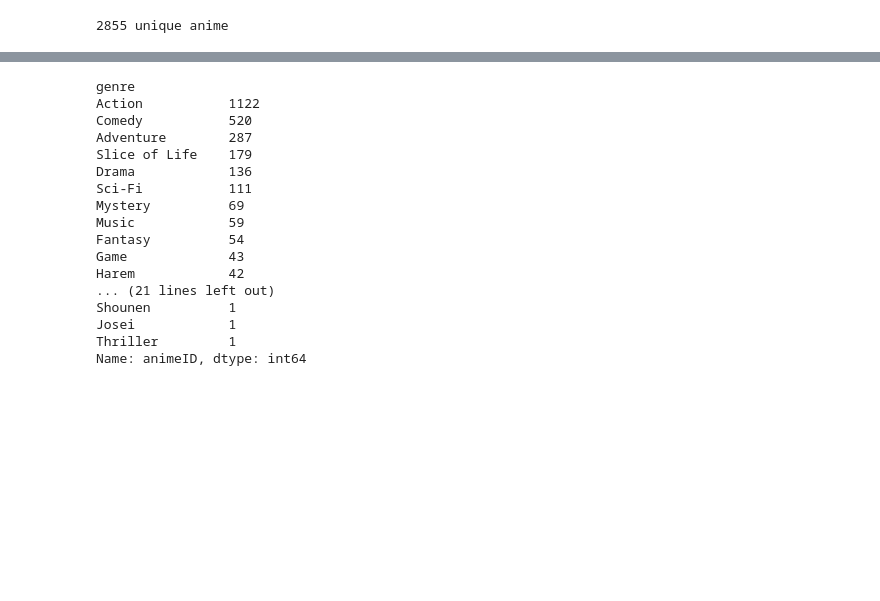
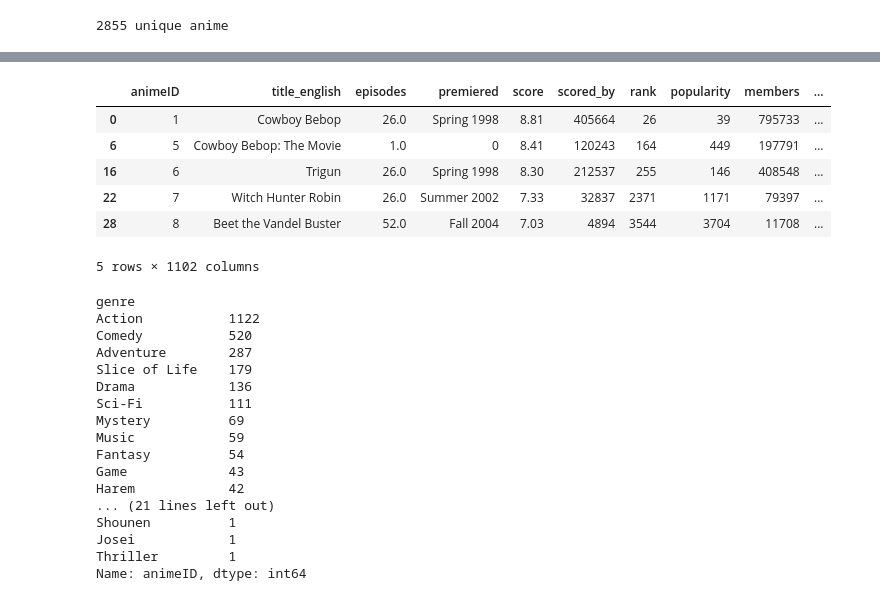
Before and after one commit to KWellesly/ML4Anime, a Jupyter notebook: data_cleaning.ipynb, the cells around one changed output, grey strips where cells are left out. Drawn from its saved outputs; the diff is of its cells as text; code cells hidden in the pictures; blank space fills up the shorter version.

Commit message:
one hot encoded type column, added specific names to the dataframe column labels, exported to csv

```diff
--- a/data_cleaning.ipynb
+++ b/data_cleaning.ipynb
@@ -115,3 +117,11 @@ len(all_genres)
+# %%
+# will add 40 columns to the data
+all_genres = sorted(list(set([item for sublist in id_genre_mapping.values() for item in sublist])))
+all_studios = sorted(list(set([item for sublist in id_studio_mapping.values() for item in sublist])))
+all_sources = sorted(list(set([item for sublist in id_source_mapping.values() for item in sublist])))
+all_producers = sorted(list(set([item for sublist in id_producers_mapping.values() for item in sublist])))
+all_ratings = sorted(list(set([item for sublist in id_rating_mapping.values() for item in sublist])))
+all_types = sorted(list(set([item for sublist in id_type_mapping.values() for item in sublist])))
 # %%
 anime_IDs = reduced_df.animeID.tolist()
 genres_new = []
@@ -119,12 +129,14 @@ studios_new = []
 sources_new = []
 producers_new = []
 ratings_new = []
+types_new = []
 for each_id in anime_IDs:
     genres_new.append(id_genre_mapping[each_id])
     studios_new.append(id_studio_mapping[each_id])
     sources_new.append(id_source_mapping[each_id])
     producers_new.append(id_producers_mapping[each_id])
     ratings_new.append(id_rating_mapping[each_id])
+    types_new.append(id_type_mapping[each_id])
 reduced_df.head()
 # %% [output]
 |  | animeID | title_english | type | source | producers | genre | studio | episodes | premiered | rating | ... |
@@ -140,20 +152,27 @@ encoded_studios = mlb.fit_transform(studios_new)
 encoded_sources = mlb.fit_transform(sources_new)
 encoded_producers = mlb.fit_transform(producers_new)
 encoded_ratings = mlb.fit_transform(ratings_new)
+encoded_types = mlb.fit_transform(types_new)
 # %%
 genre_columns_added = encoded_genres.shape[1]
 
+# for col_idx in range(genre_columns_added):
+#     reduced_df.insert(len(reduced_df.columns), "genre_{}".format(col_idx+1), encoded_genres[:, col_idx])
+
 for col_idx in range(genre_columns_added):
-    reduced_df.insert(len(reduced_df.columns), "genre_{}".format(col_idx+1), encoded_genres[:, col_idx])
+    reduced_df.insert(len(reduced_df.columns), "genre_{}".format(all_genres[col_idx]), encoded_genres[:, col_idx])
 
 for col_idx in range(encoded_studios.shape[1]):
-    reduced_df.insert(len(reduced_df.columns), "studio_{}".format(col_idx+1), encoded_studios[:, col_idx])
+    reduced_df.insert(len(reduced_df.columns), "studio_{}".format(all_studios[col_idx]), encoded_studios[:, col_idx])
 
 for col_idx in range(encoded_sources.shape[1]):
-    reduced_df.insert(len(reduced_df.columns), "source_{}".format(col_idx+1), encoded_sources[:, col_idx])
+    reduced_df.insert(len(reduced_df.columns), "source_{}".format(all_sources[col_idx]), encoded_sources[:, col_idx])
 
 for col_idx in range(encoded_producers.shape[1]):
-    reduced_df.insert(len(reduced_df.columns), "producers_{}".format(col_idx+1), encoded_producers[:, col_idx])
+    reduced_df.insert(len(reduced_df.columns), "producer_{}".format(all_producers[col_idx]), encoded_producers[:, col_idx])
 
 for col_idx in range(encoded_ratings.shape[1]):
-    reduced_df.insert(len(reduced_df.columns), "rating_{}".format(col_idx+1), encoded_ratings[:, col_idx])
+    reduced_df.insert(len(reduced_df.columns), "rating_{}".format(all_ratings[col_idx]), encoded_ratings[:, col_idx])
+
+for col_idx in range(encoded_types.shape[1]):
+    reduced_df.insert(len(reduced_df.columns), "type_{}".format(all_types[col_idx]), encoded_types[:, col_idx])
@@ -169,3 +179,15 @@ reduced_df.head()
+# %%
+reduced_df = reduced_df.drop(['type', 'source', 'producers', 'genre', 'studio', 'rating'], axis = 1)
+reduced_df.to_csv(r'data/one_hot_encode_complete.csv')
+reduced_df.head()
+# %% [output]
+|  | animeID | title_english | episodes | premiered | score | scored_by | rank | popularity | members | ... |
+| 0 | 1 | Cowboy Bebop | 26.0 | Spring 1998 | 8.81 | 405664 | 26 | 39 | 795733 | ... |
+| 6 | 5 | Cowboy Bebop: The Movie | 1.0 | 0 | 8.41 | 120243 | 164 | 449 | 197791 | ... |
+| 16 | 6 | Trigun | 26.0 | Spring 1998 | 8.30 | 212537 | 255 | 146 | 408548 | ... |
+| 22 | 7 | Witch Hunter Robin | 26.0 | Summer 2002 | 7.33 | 32837 | 2371 | 1171 | 79397 | ... |
+| 28 | 8 | Beet the Vandel Buster | 52.0 | Fall 2004 | 7.03 | 4894 | 3544 | 3704 | 11708 | ... |
+5 rows × 1102 columns
 # %%
 #### Decreasing Count of Entries for each column value
 
```
Also changed, not shown: parts of 6 cells of this notebook.
